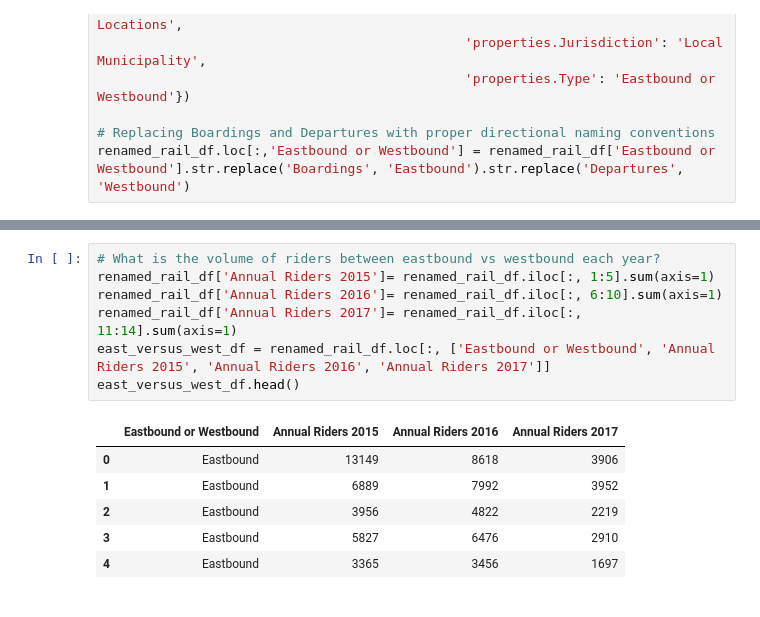
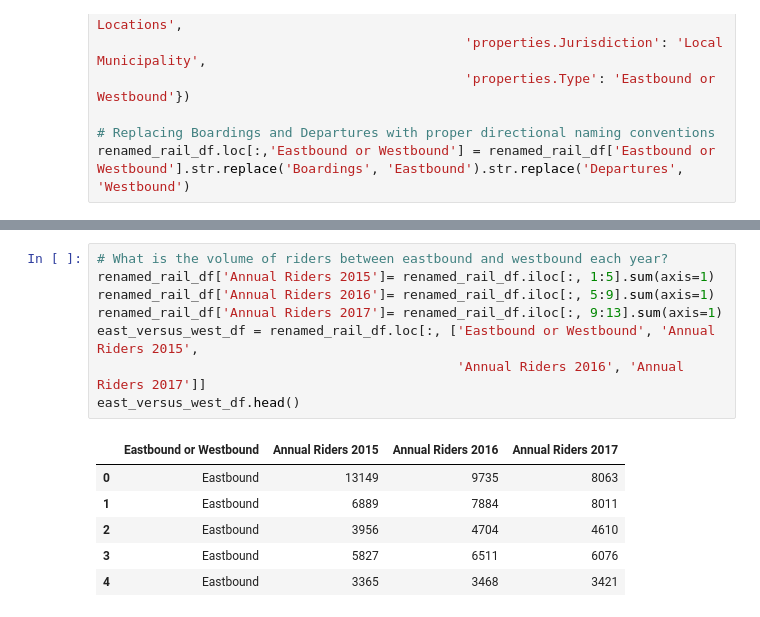
Before and after one commit to Sephka/Project1, a Jupyter notebook: Project_Folder/Project_1_v1.ipynb, the cells around one changed output, grey strips where cells are left out. Saved outputs shown, nothing was run; the diff lists cells and outputs as text.

```diff
--- a/Project_Folder/Project_1_v1.ipynb
+++ b/Project_Folder/Project_1_v1.ipynb
@@ -171,15 +143,16 @@ plt.savefig('Rider Fares.png')
 # %%
-# What is the volume of riders between eastbound vs westbound each year?
+# What is the volume of riders between eastbound and westbound each year?
 renamed_rail_df['Annual Riders 2015']= renamed_rail_df.iloc[:, 1:5].sum(axis=1)
-renamed_rail_df['Annual Riders 2016']= renamed_rail_df.iloc[:, 6:10].sum(axis=1)
-renamed_rail_df['Annual Riders 2017']= renamed_rail_df.iloc[:, 11:14].sum(axis=1)
-east_versus_west_df = renamed_rail_df.loc[:, ['Eastbound or Westbound', 'Annual Riders 2015', 'Annual Riders 2016', 'Annual Riders 2017']]
+renamed_rail_df['Annual Riders 2016']= renamed_rail_df.iloc[:, 5:9].sum(axis=1)
+renamed_rail_df['Annual Riders 2017']= renamed_rail_df.iloc[:, 9:13].sum(axis=1)
+east_versus_west_df = renamed_rail_df.loc[:, ['Eastbound or Westbound', 'Annual Riders 2015',
+                                              'Annual Riders 2016', 'Annual Riders 2017']]
 east_versus_west_df.head()
 # %% [output]
 |  | Eastbound or Westbound | Annual Riders 2015 | Annual Riders 2016 | Annual Riders 2017 |
-| 0 | Eastbound | 13149 | 8618 | 3906 |
-| 1 | Eastbound | 6889 | 7992 | 3952 |
-| 2 | Eastbound | 3956 | 4822 | 2219 |
-| 3 | Eastbound | 5827 | 6476 | 2910 |
-| 4 | Eastbound | 3365 | 3456 | 1697 |
+| 0 | Eastbound | 13149 | 9735 | 8063 |
+| 1 | Eastbound | 6889 | 7884 | 8011 |
+| 2 | Eastbound | 3956 | 4704 | 4610 |
+| 3 | Eastbound | 5827 | 6511 | 6076 |
+| 4 | Eastbound | 3365 | 3468 | 3421 |
 # %%
```
Also changed, not shown: parts of 14 cells of this notebook, 6 other files.
